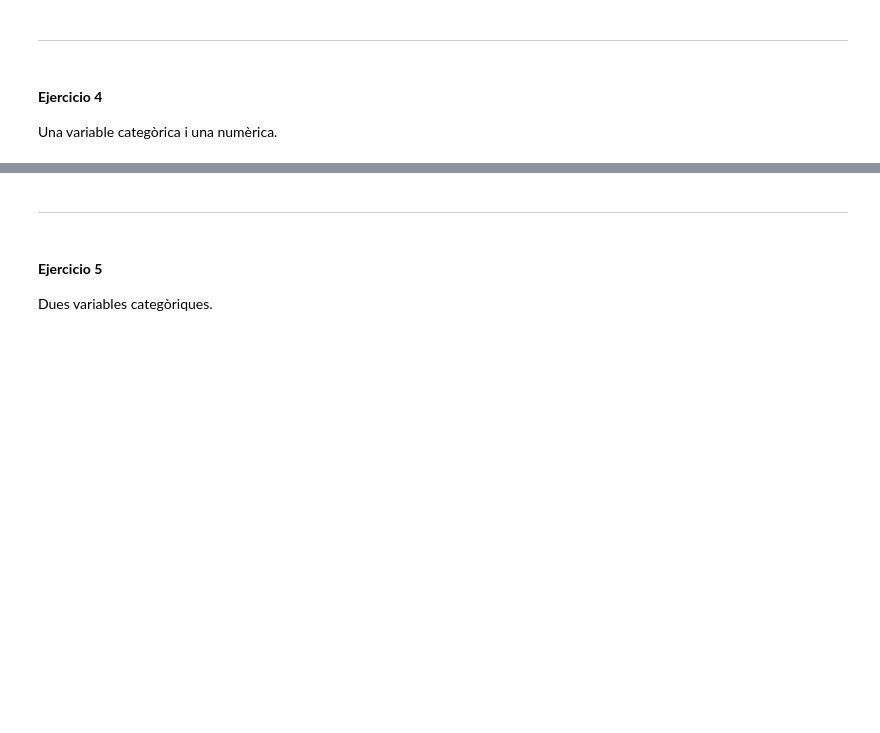
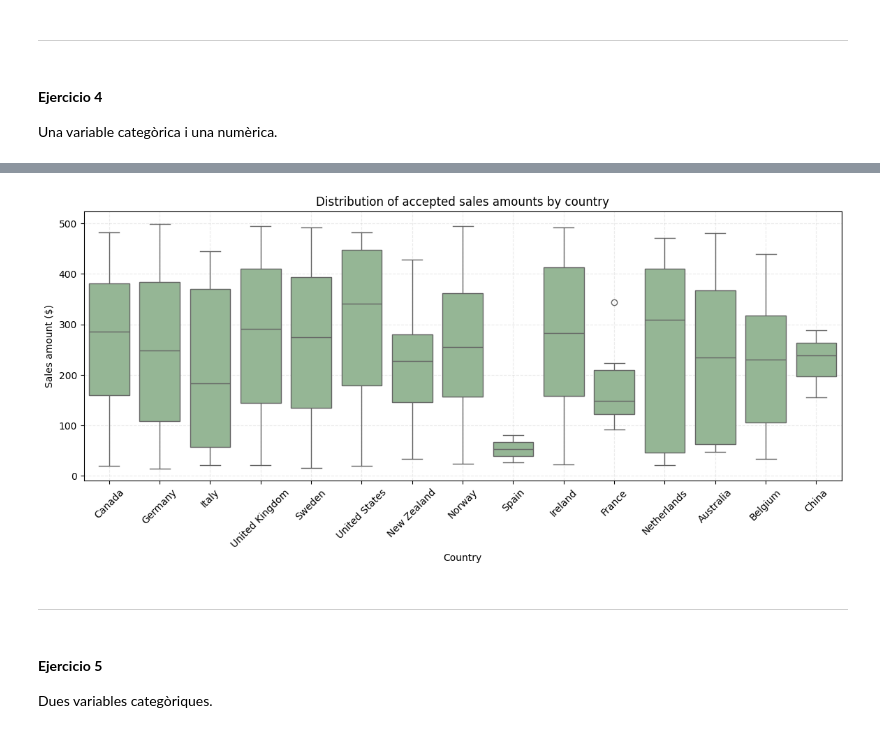
Before and after one commit to Muriburu/ITAcademy, a Jupyter notebook: Sprint 8 - Visualitzacions en Python Scripts en Power BI/Tarea S801.ipynb, the cells around one changed output, grey strips where cells are left out. Cells and saved outputs as stored; diff of their text form; code cells hidden in the pictures; blank space fills up the shorter version.

```diff
--- a/Sprint 8 - Visualitzacions en Python Scripts en Power BI/Tarea S801.ipynb
+++ b/Sprint 8 - Visualitzacions en Python Scripts en Power BI/Tarea S801.ipynb
@@ -303,3 +340,18 @@ Una variable categòrica i una numèrica.
+# %%
+# Unir transactions con companies para obtener el país del vendedor
+transactions_with_companies = dict_transactions['transactions'].merge(dict_transactions['companies'][['company_id', 'country']], on='company_id', how='left')
+
+plt.figure(figsize=(14, 5))
+sns.boxplot(x='country', y='amount', data=transactions_with_companies, color='darkseagreen')
+plt.xticks(rotation=45)
+plt.title("Distribution of accepted sales amounts by country")
+plt.xlabel("Country")
+plt.ylabel("Sales amount ($)")
+plt.grid(True, linestyle='--', alpha=0.25)
+
+plt.show()
+# %% [output]
+[figure, added]
 # %% [markdown]
 ---
 # %% [markdown]
```
Also changed, not shown: parts of 30 cells of this notebook.
